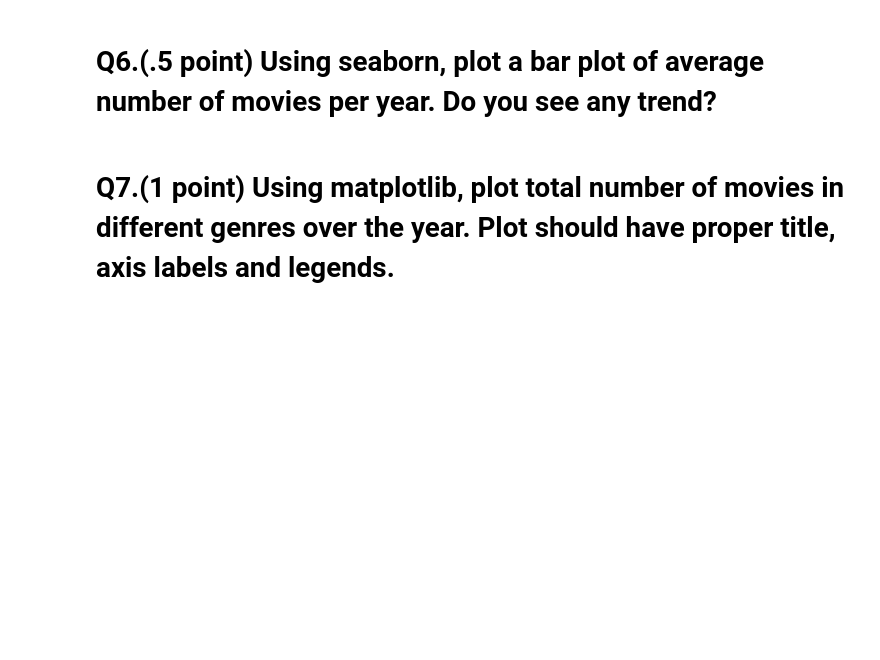
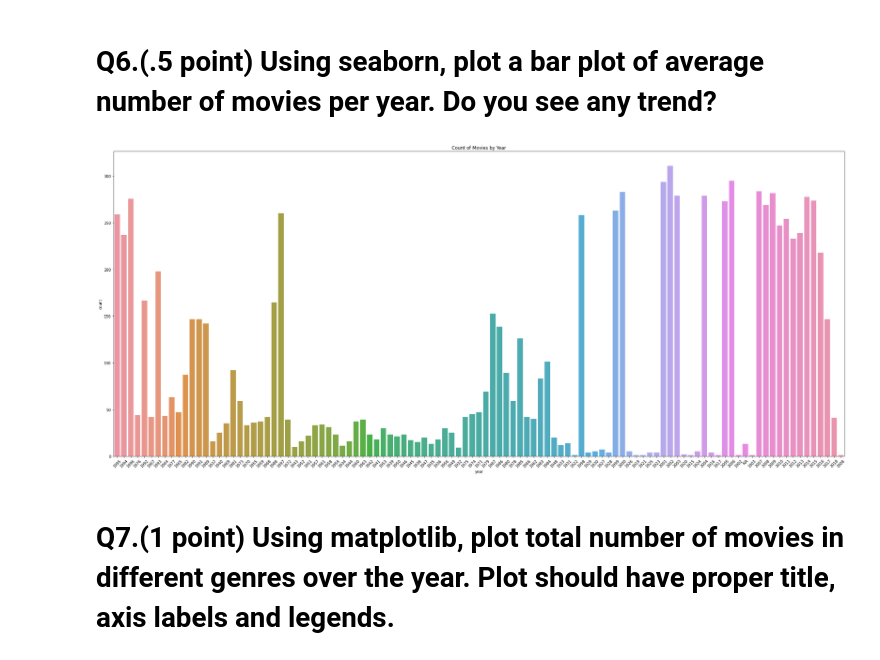
Before and after one commit to benkarabinus/nerdy_data_stuff, a Jupyter notebook: DU/COMP4447/Week7/Week7ProgrammingAssignment/hw7_movie_analysis_using_pandas.ipynb, the cells around one changed output. Drawn from its saved outputs; the diff is of its cells as text; code cells hidden in the pictures; blank space fills up the shorter version.

```diff
--- a/DU/COMP4447/Week7/Week7ProgrammingAssignment/hw7_movie_analysis_using_pandas.ipynb
+++ b/DU/COMP4447/Week7/Week7ProgrammingAssignment/hw7_movie_analysis_using_pandas.ipynb
@@ -68,0 +111,5 @@ unique_genere = ???
+# %%
+unique_genre =  pd.unique(movie.genres.str.split('|').sum())
+#unique_genre = set(unique_genre)
+#unique_genre
+print(unique_genre)
@@ -72,0 +122,5 @@ unique_genere = ???
+# %%
+# write pandas code here
+for genre in unique_genre:
+    movie[genre] = movie.genres.map(lambda x: genre in x.split('|'))
+movie.head()
@@ -88,2 +148,7 @@ note
+# %%
+# write pandas code here
+movie['year'] = ["".join(re.findall(r'\([0-9]{4,4}-*[0-9]*\)', year)) for year in movie['title']]
+movie['year'] = movie['year'].str.replace(r'[\(\)]', '', regex=True)
+movie['year'] = movie['year'].str.replace(r'^\s*$', 'NA', regex=True)
 # %% [markdown]
 # Q6.(.5 point) Using seaborn, plot a bar plot of average number of movies per year. Do you see any trend?
@@ -92,2 +155,9 @@ note
+# %%
+plt.figure(figsize=(35, 15))
+count_plot = sns.countplot(x='year',data=movie)
+count_plot.set_title('Count of Movies by Year')
+count_plot.tick_params(axis='x', rotation=45)
+# %% [output]
+[figure, added]
 # %% [markdown]
 # Q7.(1 point) Using matplotlib, plot total number of movies in different genres over the year. Plot should have proper title, axis labels and legends.
```
Also changed, not shown: parts of 18 cells of this notebook, 4 other files.
